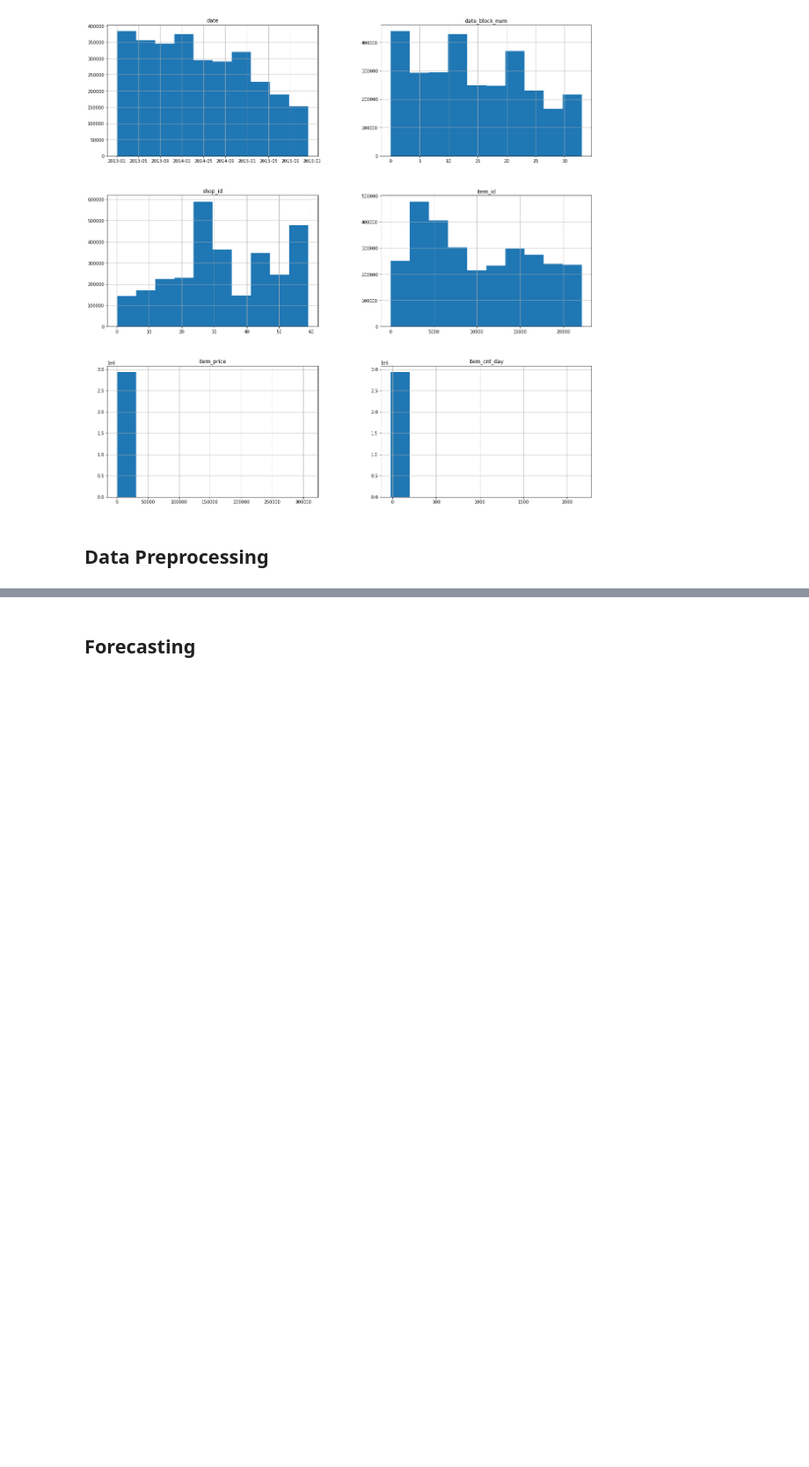
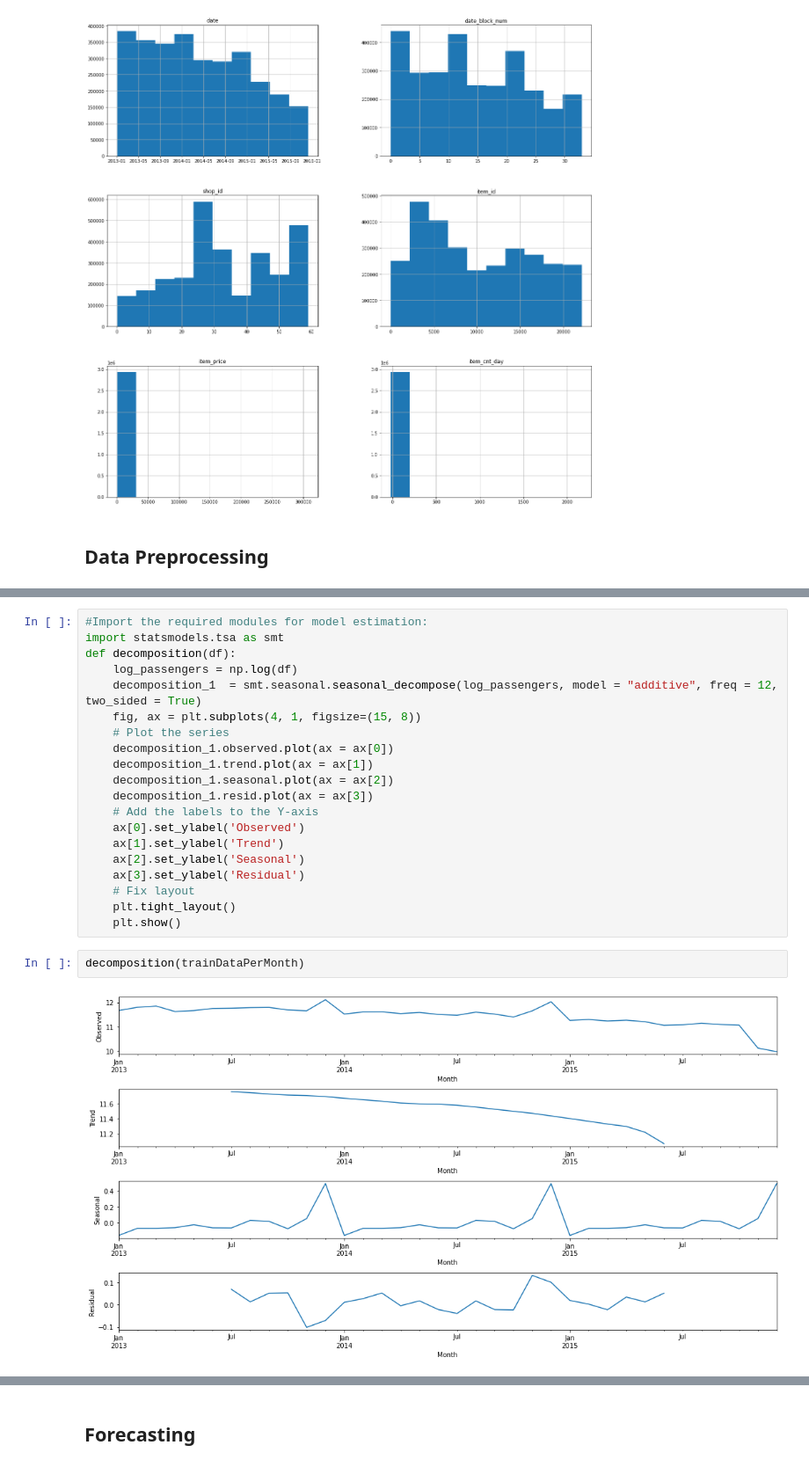
Before and after one commit to anovaYa/DA-Projects, a Jupyter notebook: competitive-data-science-predict-future-sales/Predict Future Sales.ipynb, the cells around one changed output, grey strips where cells are left out. Shown: that part at 88% size. Saved outputs shown, nothing was run; the diff lists cells and outputs as text; blank space fills up the shorter version.

Commit message:
ARIMA model

```diff
--- a/competitive-data-science-predict-future-sales/Predict Future Sales.ipynb
+++ b/competitive-data-science-predict-future-sales/Predict Future Sales.ipynb
@@ -121,0 +177,24 @@ trainDataPerMonth.plot()
+# %%
+#Import the required modules for model estimation:
+import statsmodels.tsa as smt
+def decomposition(df):
+    log_passengers = np.log(df)
+    decomposition_1  = smt.seasonal.seasonal_decompose(log_passengers, model = "additive", freq = 12, two_sided = True)
+    fig, ax = plt.subplots(4, 1, figsize=(15, 8))
+    # Plot the series
+    decomposition_1.observed.plot(ax = ax[0])
+    decomposition_1.trend.plot(ax = ax[1])
+    decomposition_1.seasonal.plot(ax = ax[2])
+    decomposition_1.resid.plot(ax = ax[3])
+    # Add the labels to the Y-axis
+    ax[0].set_ylabel('Observed')
+    ax[1].set_ylabel('Trend')
+    ax[2].set_ylabel('Seasonal')
+    ax[3].set_ylabel('Residual')
+    # Fix layout
+    plt.tight_layout()
+    plt.show()
+# %%
+decomposition(trainDataPerMonth)
+# %% [output]
+[figure, added]
```
Also changed, not shown: parts of 33 cells of this notebook.
